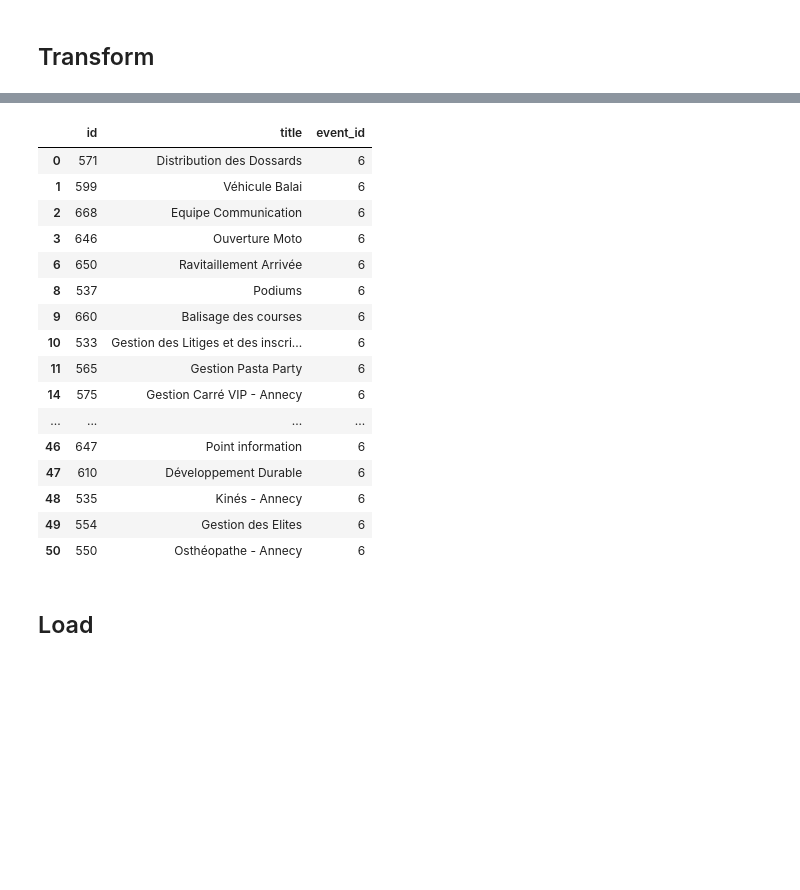
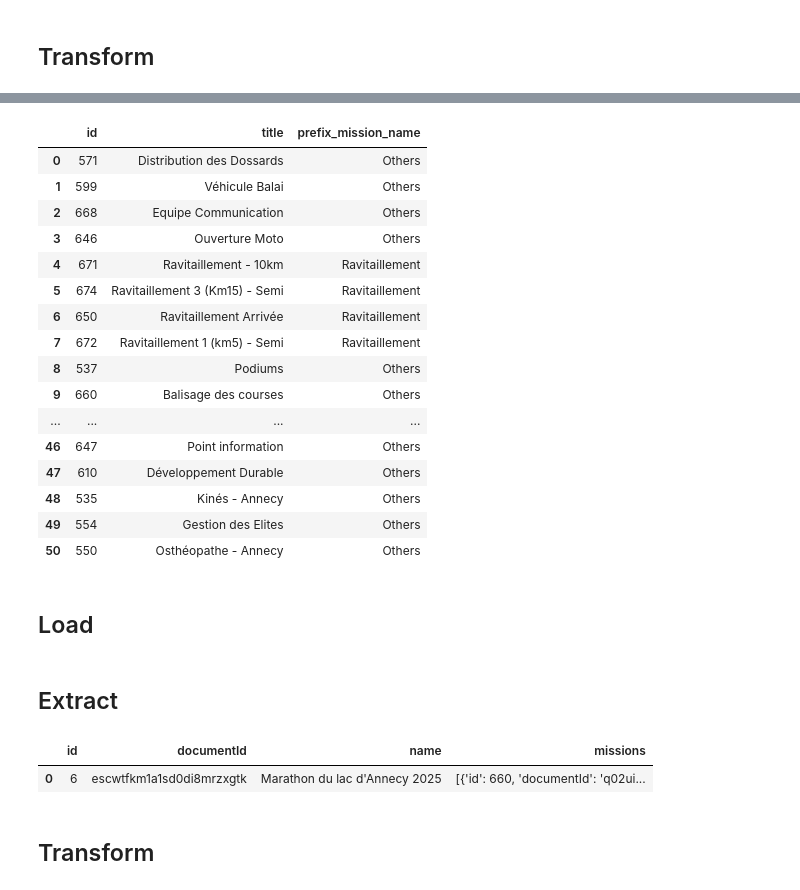
Before and after one commit to canopee-europe/data_analysis, a Jupyter notebook: ActiveCrew/ETL/mission_data.ipynb, the cells around one changed output, grey strips where cells are left out. Cells and saved outputs as stored; diff of their text form; code cells hidden in the pictures; blank space fills up the shorter version.

Commit message:
ActivCreew : set missions

```diff
--- a/ActiveCrew/ETL/mission_data.ipynb
+++ b/ActiveCrew/ETL/mission_data.ipynb
@@ -5,7 +5,7 @@ import config
 # %% [markdown]
 ## Extract
 # %%
-mission_url = "https://dashboard.activcreew.app/api/missions?fields=id, title&populate[event][fields]=id&pagination[pageSize]=500"
+mission_url = "https://dashboard.activcreew.app/api/missions?fields=id, title&populate[prefix_mission][fields]=name"
 
 page = 1
 list_mission_data = []
@@ -49,5 +49,5 @@ df_missions
 # %%
 # Get field from columns dicts
-df_missions["event_id"] = df_missions["event"].apply(lambda x: x.get("id") if isinstance(x, dict) else None)
+df_missions["prefix_mission_name"] = df_missions["prefix_mission"].apply(lambda x: x.get("name") if isinstance(x, dict) else None)
 df_missions
 # %% [output]
@@ -71,4 +70,0 @@ df_missions
-# %%
-index_null_event = df_missions[df_missions["event_id"].isnull()].index
-df_missions.drop(index_null_event, inplace=True)
-df_missions
@@ -93,6 +70,0 @@ df_missions
-# %%
-# Type conversions
-convert_dict = {"event_id": int}
-df_missions = df_missions.astype(convert_dict)
-
-df_missions
@@ -117,26 +71,39 @@ df_missions
 # %%
 # Drop useless columns
-df_missions.drop(columns=["documentId", 'event'], inplace=True)
+df_missions.drop(columns=["documentId", 'prefix_mission'], inplace=True)
 df_missions
 # %% [output]
-|  | id | title | event_id |
-| 0 | 571 | Distribution des Dossards | 6 |
-| 1 | 599 | Véhicule Balai | 6 |
-| 2 | 668 | Equipe Communication | 6 |
-| 3 | 646 | Ouverture Moto | 6 |
-| 6 | 650 | Ravitaillement Arrivée | 6 |
-| 8 | 537 | Podiums | 6 |
-| 9 | 660 | Balisage des courses | 6 |
-| 10 | 533 | Gestion des Litiges et des inscri... | 6 |
-| 11 | 565 | Gestion Pasta Party | 6 |
-| 14 | 575 | Gestion Carré VIP - Annecy | 6 |
+|  | id | title | prefix_mission_name |
+| 0 | 571 | Distribution des Dossards | Others |
+| 1 | 599 | Véhicule Balai | Others |
+| 2 | 668 | Equipe Communication | Others |
+| 3 | 646 | Ouverture Moto | Others |
+| 4 | 671 | Ravitaillement - 10km | Ravitaillement |
+| 5 | 674 | Ravitaillement 3 (Km15) - Semi | Ravitaillement |
+| 6 | 650 | Ravitaillement Arrivée | Ravitaillement |
+| 7 | 672 | Ravitaillement 1 (km5) - Semi | Ravitaillement |
+| 8 | 537 | Podiums | Others |
+| 9 | 660 | Balisage des courses | Others |
 | ... | ... | ... | ... |
-| 46 | 647 | Point information | 6 |
-| 47 | 610 | Développement Durable | 6 |
-| 48 | 535 | Kinés - Annecy | 6 |
-| 49 | 554 | Gestion des Elites | 6 |
-| 50 | 550 | Osthéopathe - Annecy | 6 |
+| 46 | 647 | Point information | Others |
+| 47 | 610 | Développement Durable | Others |
+| 48 | 535 | Kinés - Annecy | Others |
+| 49 | 554 | Gestion des Elites | Others |
+| 50 | 550 | Osthéopathe - Annecy | Others |
 # %% [markdown]
 ## Load
 # %%
 df_missions.to_csv("csv_files/mission_data.csv", index=False)
+# %% [markdown]
+## Extract
+# %%
+event_edition_mission_url ="https://dashboard.activcreew.app/api/event-editions?fields=name&populate[missions][fields]=members&pagination[pageSize]=500"
+response = requests.get(event_edition_mission_url, headers=config.my_headers)
+event_edition_data = response.json()["data"]
+df_event_edition_mission = pd.DataFrame(event_edition_data)
+df_event_edition_mission
+# %% [output]
+|  | id | documentId | name | missions |
+| 0 | 6 | escwtfkm1a1sd0di8mrzxgtk | Marathon du lac d'Annecy 2025 | [{'id': 660, 'documentId': 'q02ui... |
+# %% [markdown]
+## Transform
```
Also changed, not shown: parts of 11 cells of this notebook, 1 other file.
